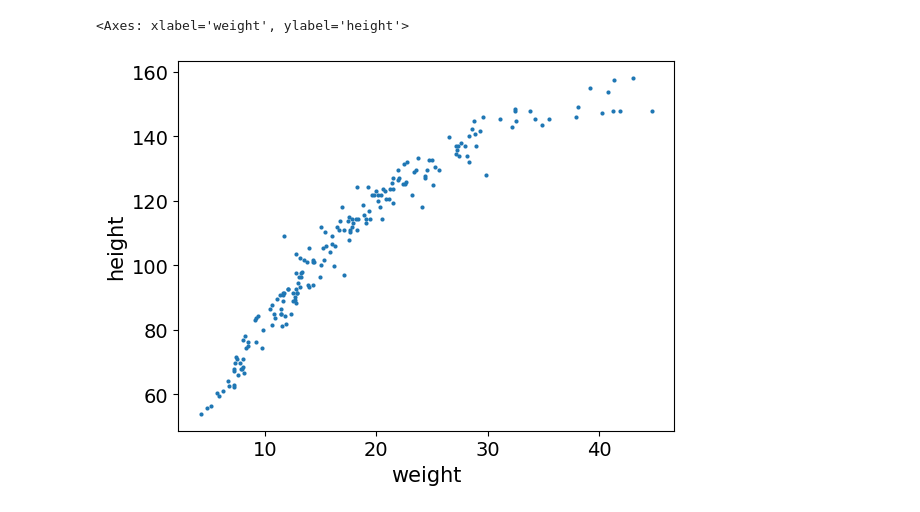
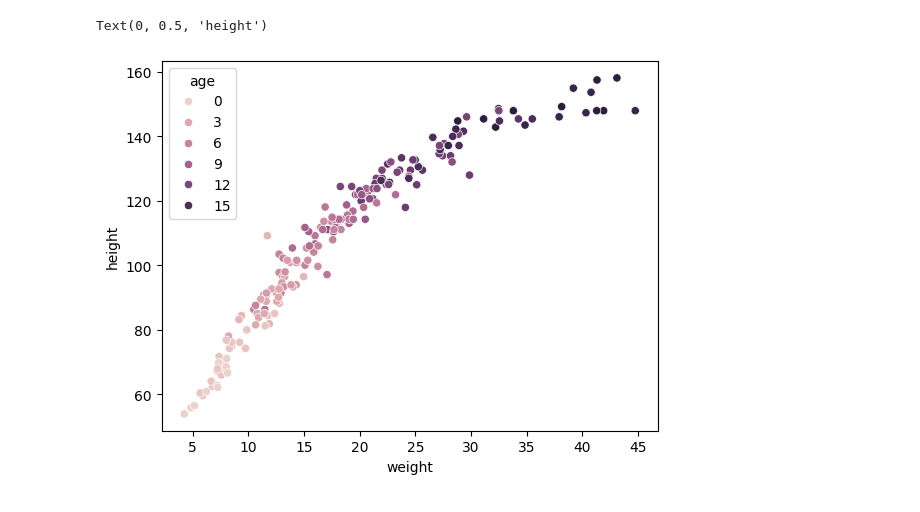
Before and after one commit to voutrata/statistical_rethinking_fork, a Jupyter notebook: my_code/chapter_4/4H2.ipynb, the cells around one changed output. Saved outputs shown, nothing was run; the diff lists cells and outputs as text; code cells hidden in the pictures.

```diff
--- a/my_code/chapter_4/4H2.ipynb
+++ b/my_code/chapter_4/4H2.ipynb
@@ -9,8 +9,20 @@ df_young = d.filter(pl.col("age") < 18).select("height", "weight")
-# %%
-az.plot_pair(df_young.to_dict(), var_names=["weight", "height"])
-# %% [output]
-<Axes: xlabel='weight', ylabel='height'>
-[figure, removed]
+# %%
+import seaborn as sns
+import matplotlib.pyplot as plt
+
+fig, ax = plt.subplots()
+sns.scatterplot(
+    df,
+    x="weight",
+    y="height",
+    hue="age",
+    ax=ax,
+)
+ax.set_xlabel('weight')
+ax.set_ylabel('height')
+# %% [output]
+Text(0, 0.5, 'height')
+[figure, added]
 # %%
 # model definition
 with pm.Model() as basic_model:
```
Also changed, not shown: parts of 26 cells of this notebook, 5 other files.
